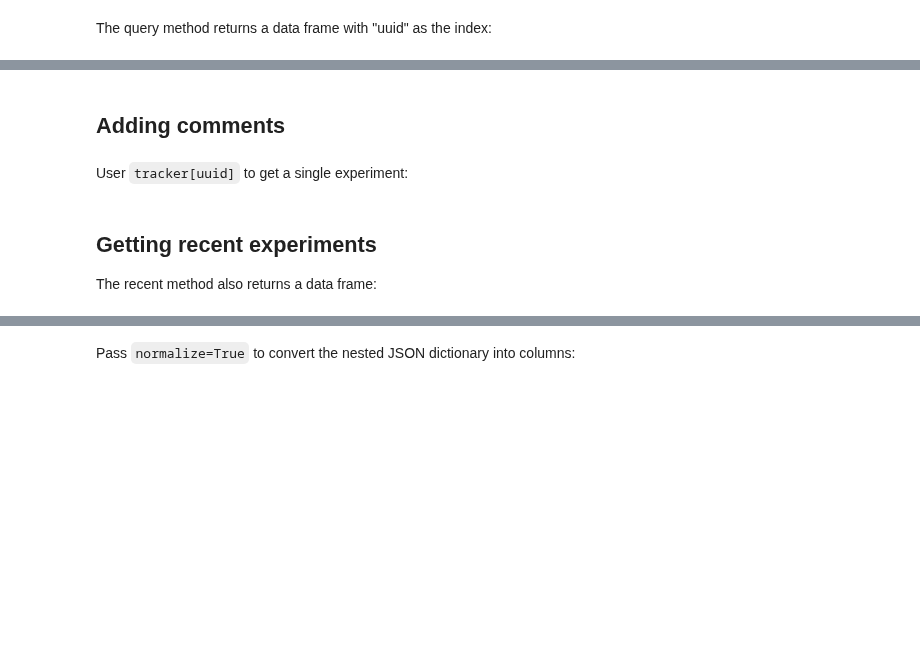
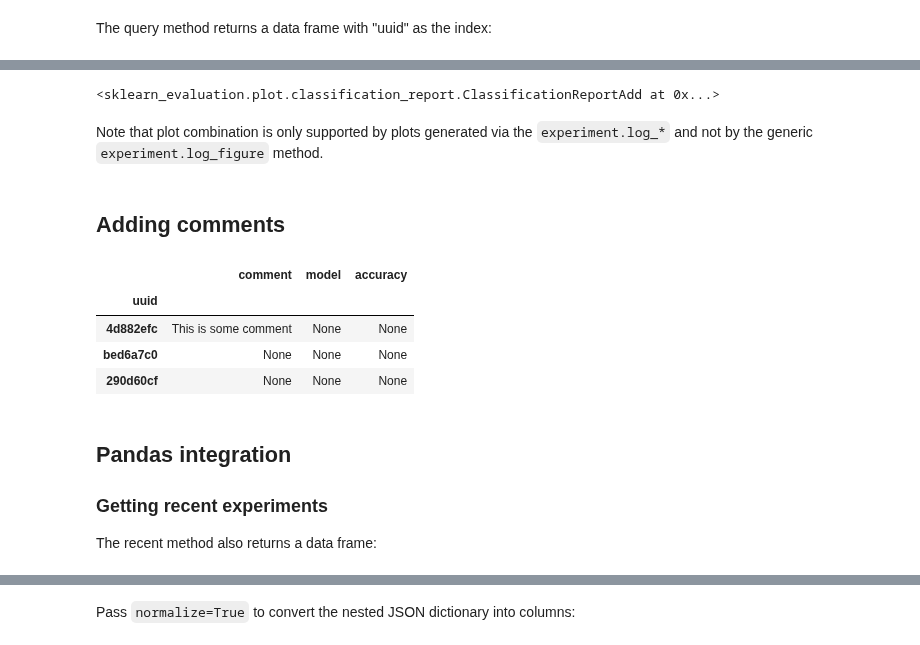
Before and after one commit to ploomber/sklearn-evaluation, a Jupyter notebook: docs/source/nbs/SQLiteTracker.ipynb, the cells around one changed output, grey strips where cells are left out. Drawn from its saved outputs; the diff is of its cells as text; code cells hidden in the pictures; blank space fills up the shorter version.

```diff
--- a/docs/source/nbs/SQLiteTracker.ipynb
+++ b/docs/source/nbs/SQLiteTracker.ipynb
@@ -63,3 +197,9 @@ type(ordered)
+# %%
+one["classification_report"] + another["classification_report"]
+# %% [output]
+<sklearn_evaluation.plot.classification_report.ClassificationReportAdd at 0x...>
+# %% [markdown]
+Note that plot combination is only supported by plots generated via the `experiment.log_*` and not by the generic `experiment.log_figure` method.
 # %% [markdown]
 ## Adding comments
 # %%
@@ -67,9 +207,23 @@ tracker.comment(ordered.index[0], 'Best performing experiment')
-# %% [markdown]
-User `tracker[uuid]` to get a single experiment:
 # %%
-tracker[ordered.index[0]]
+tracker.query("""
+SELECT uuid,
+       comment,
+       json_extract(parameters, '$.model') AS model,
+       json_extract(parameters, '$.accuracy') AS accuracy
+FROM experiments
+ORDER BY accuracy, comment DESC
+LIMIT 3
+""")
+# %% [output]
+|  | comment | model | accuracy |
+| uuid |  |  |  |
+| 4d882efc | This is some comment | None | None |
+| bed6a7c0 | None | None | None |
+| 290d60cf | None | None | None |
 # %% [markdown]
-## Getting recent experiments
+## Pandas integration
+
+### Getting recent experiments
 
 The recent method also returns a data frame:
 # %%
```
Also changed, not shown: parts of 30 cells of this notebook.
